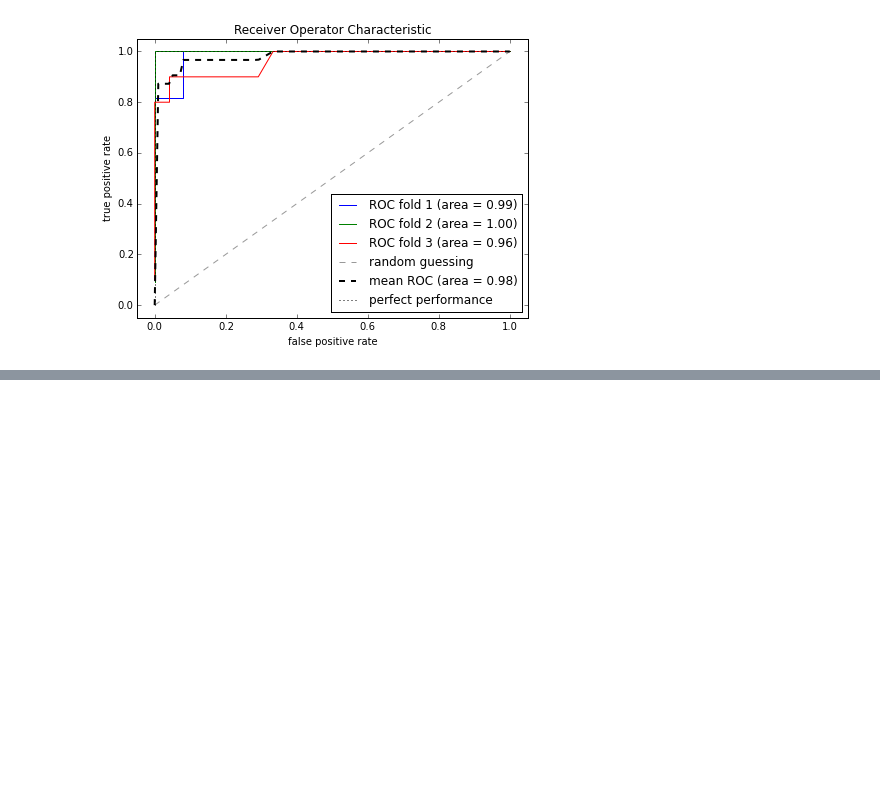
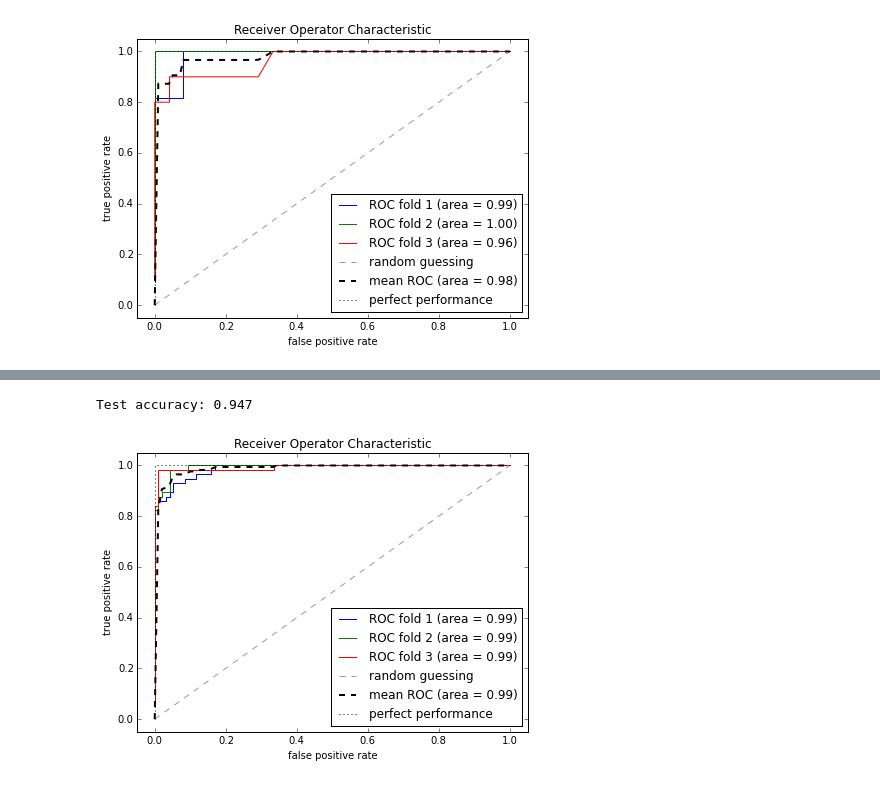
Before and after one commit to borjaeg/nlp_tests, a Jupyter notebook: ROC curve.ipynb, the cells around one changed output, grey strips where cells are left out. Saved outputs shown, nothing was run; the diff lists cells and outputs as text; code cells hidden in the pictures; blank space fills up the shorter version.

```diff
--- a/ROC curve.ipynb
+++ b/ROC curve.ipynb
@@ -80,0 +86,71 @@ import pandas as pd
+# %%
+from sklearn.preprocessing import LabelEncoder
+X = df.loc[:, 2:].values
+y = df.loc[:, 1].values
+le = LabelEncoder()
+y = le.fit_transform(y)
+# %%
+from sklearn.cross_validation import train_test_split
+X_train, X_test, y_train, y_test = \
+            train_test_split(X,y, test_size=0.2, random_state=1)
+# %%
+from sklearn.preprocessing import StandardScaler
+from sklearn.decomposition import PCA
+from sklearn.linear_model import LogisticRegression
+from sklearn.pipeline import Pipeline
+pipe_lr = Pipeline([('scl', StandardScaler()),
+                   ('pca', PCA(n_components=2)),
+                   ('clf', LogisticRegression(random_state=1))])
+pipe_lr.fit(X_train, y_train)
+print('Test accuracy: %.3f' % pipe_lr.score(X_test, y_test))
+# %% [output]
+Test accuracy: 0.947
+# %%
+from sklearn.metrics import roc_curve, auc
+from scipy import interp
+from sklearn.cross_validation import StratifiedKFold
+
+cv = StratifiedKFold(y_train, n_folds=3, random_state=1)
+fig = plt.figure(figsize=(7,5))
+mean_tpr = 0.0
+mean_fpr = np.linspace(0, 1, 100)
+all_tpr = []
+
+for i, (train, test) in enumerate(cv):
+    probas = pipe_lr.fit(X_train[train],
+                        y_train[train]).predict_proba(X_train[test])
+    fpr, tpr, thresholds = roc_curve(y_train[test], probas[:,1], pos_label=1)
+    mean_tpr += interp(mean_fpr, fpr, tpr) # interpolate average roc
+    mean_tpr[0] = 0.0
+    roc_auc = auc(fpr, tpr)
+    plt.plot(fpr,
+            tpr,
+            lw=1,
+            label='ROC fold %d (area = %0.2f)' % (i+1, roc_auc))
+
+plt.plot([0,1],
+         [0,1],
+        linestyle='--',
+        color=(0.6, 0.6, 0.6),
+        label='random guessing')
+
+mean_tpr /= len(cv)
+mean_tpr[-1] = 1.0
+mean_auc = auc(mean_fpr, mean_tpr)
+plt.plot(mean_fpr, mean_tpr, 'k--',
+              label='mean ROC (area = %0.2f)' % mean_auc, lw=2)
+plt.plot([0,0,1],
+        [0,1,1],
+        linestyle=':',
+        color='black',
+        label = 'perfect performance')
+
+plt.xlim([-0.05, 1.05])
+plt.ylim([-0.05, 1.05])
+plt.xlabel('false positive rate')
+plt.ylabel('true positive rate')
+plt.title('Receiver Operator Characteristic')
+plt.legend(loc="lower right")
+plt.show()
+# %% [output]
+[figure, added]
```
Also changed, not shown: parts of 2 cells of this notebook, 2 other files.
